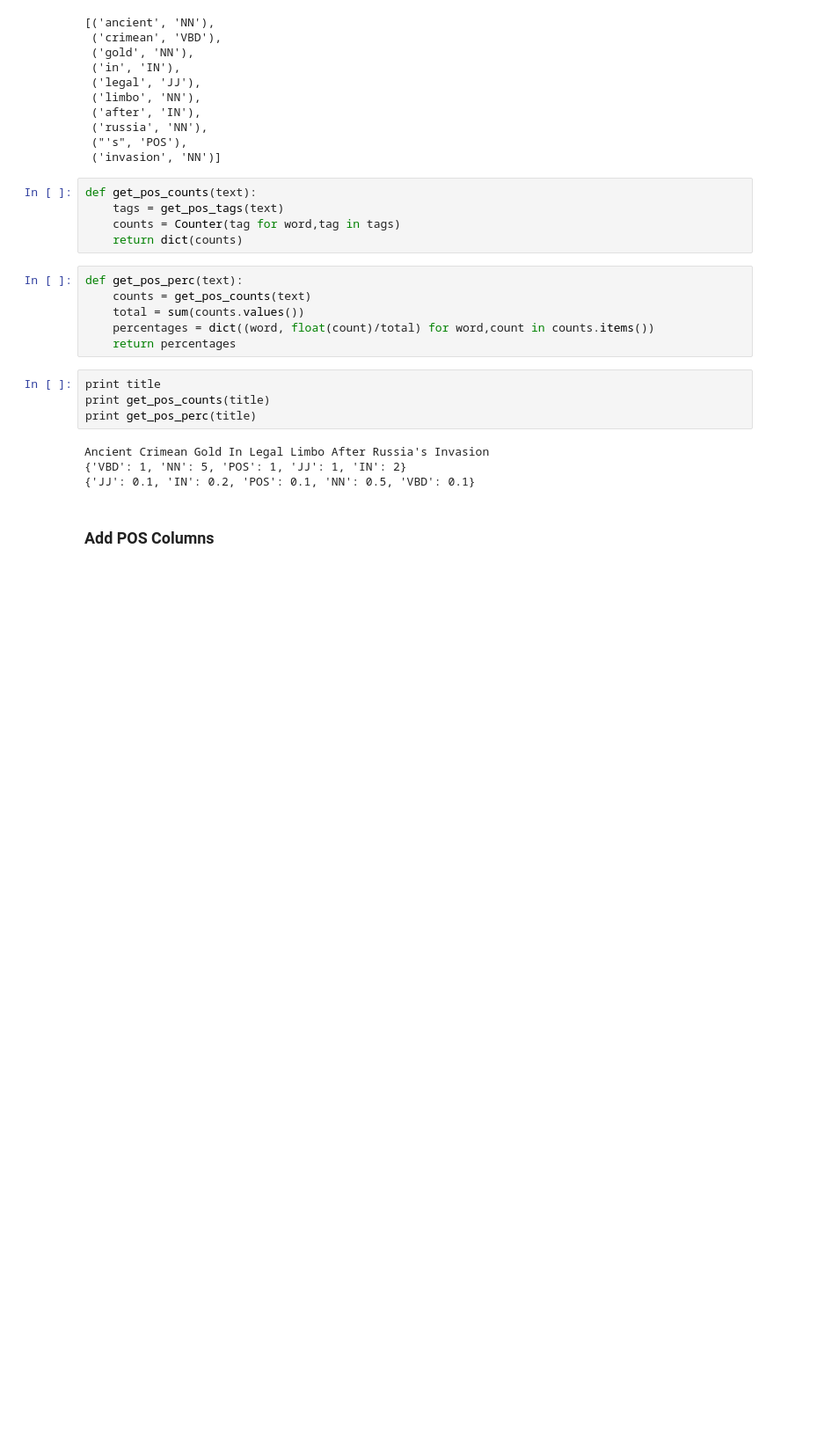
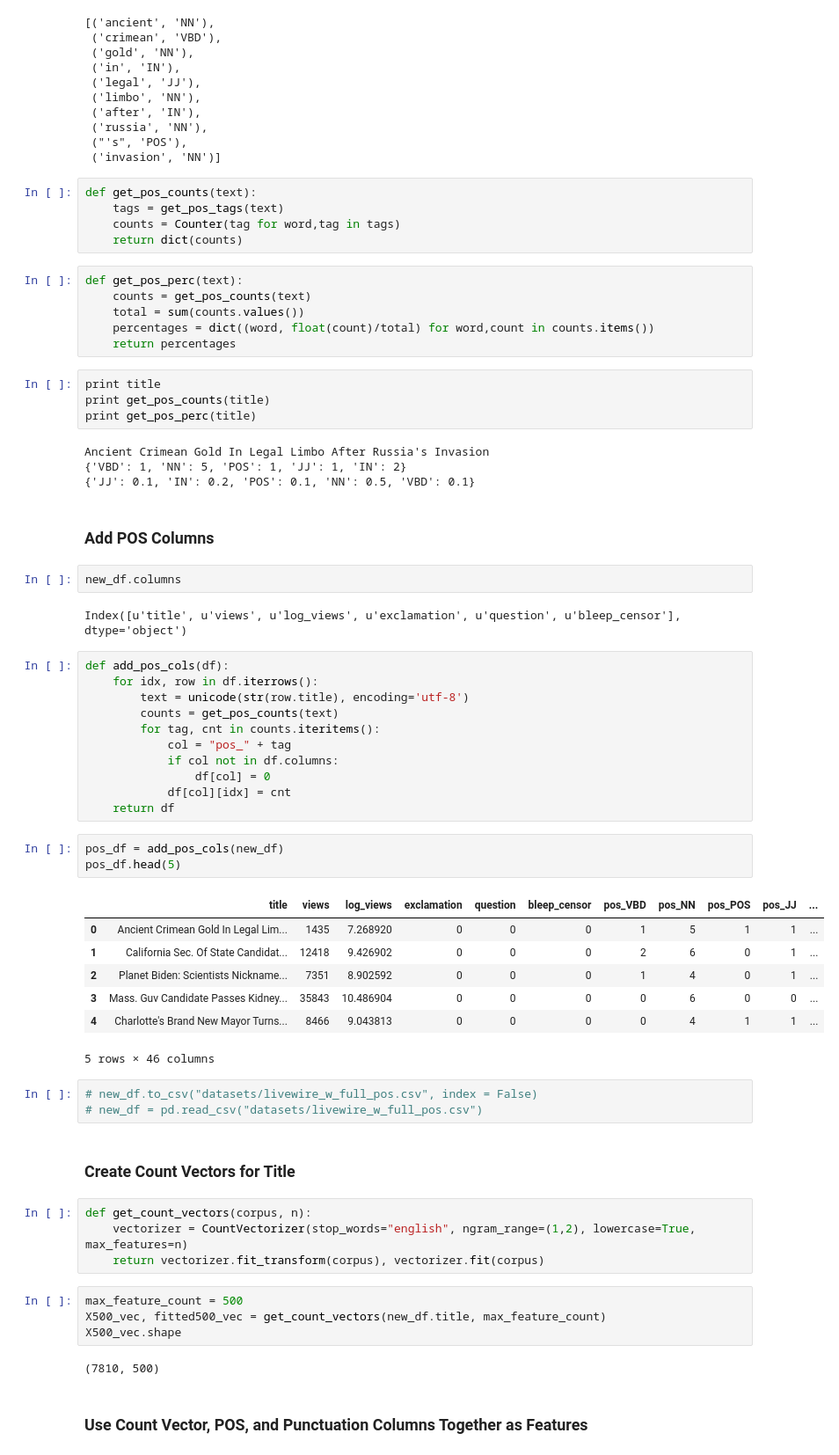
Before and after one commit to Eric-Xu/headline_ctr_prediction, a Jupyter notebook: partii_modeling.ipynb, the cells around one changed output. Shown at 88% size. Drawn from its saved outputs; the diff is of its cells as text; blank space fills up the shorter version.

```diff
--- a/partii_modeling.ipynb
+++ b/partii_modeling.ipynb
@@ -112,3 +130,46 @@ Ancient Crimean Gold In Legal Limbo After Russia's Invasion
 {'JJ': 0.1, 'IN': 0.2, 'POS': 0.1, 'NN': 0.5, 'VBD': 0.1}
 # %% [markdown]
 ### Add POS Columns
+# %%
+new_df.columns
+# %% [output]
+Index([u'title', u'views', u'log_views', u'exclamation', u'question', u'bleep_censor'], dtype='object')
+# %%
+def add_pos_cols(df):
+    for idx, row in df.iterrows():
+        text = unicode(str(row.title), encoding='utf-8')
+        counts = get_pos_counts(text)
+        for tag, cnt in counts.iteritems():
+            col = "pos_" + tag
+            if col not in df.columns:
+                df[col] = 0
+            df[col][idx] = cnt
+    return df
+# %%
+pos_df = add_pos_cols(new_df)
+pos_df.head(5)
+# %% [output]
+|  | title | views | log_views | exclamation | question | bleep_censor | pos_VBD | pos_NN | pos_POS | pos_JJ | ... |
+| 0 | Ancient Crimean Gold In Legal Lim... | 1435 | 7.268920 | 0 | 0 | 0 | 1 | 5 | 1 | 1 | ... |
+| 1 | California Sec. Of State Candidat... | 12418 | 9.426902 | 0 | 0 | 0 | 2 | 6 | 0 | 1 | ... |
+| 2 | Planet Biden: Scientists Nickname... | 7351 | 8.902592 | 0 | 0 | 0 | 1 | 4 | 0 | 1 | ... |
+| 3 | Mass. Guv Candidate Passes Kidney... | 35843 | 10.486904 | 0 | 0 | 0 | 0 | 6 | 0 | 0 | ... |
+| 4 | Charlotte's Brand New Mayor Turns... | 8466 | 9.043813 | 0 | 0 | 0 | 0 | 4 | 1 | 1 | ... |
+5 rows × 46 columns
+# %%
+# new_df.to_csv("datasets/livewire_w_full_pos.csv", index = False)
+# new_df = pd.read_csv("datasets/livewire_w_full_pos.csv")
+# %% [markdown]
+### Create Count Vectors for Title
+# %%
+def get_count_vectors(corpus, n):
+    vectorizer = CountVectorizer(stop_words="english", ngram_range=(1,2), lowercase=True, max_features=n)
+    return vectorizer.fit_transform(corpus), vectorizer.fit(corpus)
+# %%
+max_feature_count = 500
+X500_vec, fitted500_vec = get_count_vectors(new_df.title, max_feature_count)
+X500_vec.shape
+# %% [output]
+(7810, 500)
+# %% [markdown]
+### Use Count Vector, POS, and Punctuation Columns Together as Features
```
Also changed, not shown: parts of 32 cells of this notebook, 14 other files.
